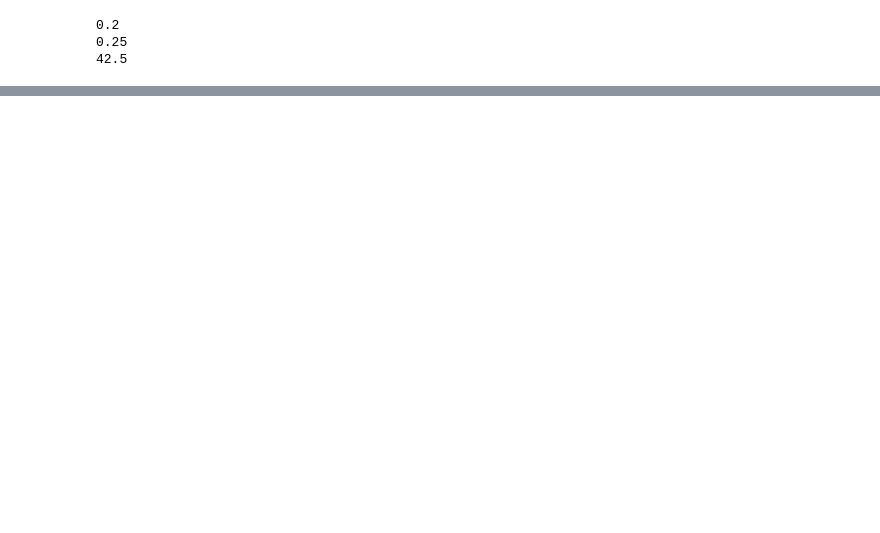
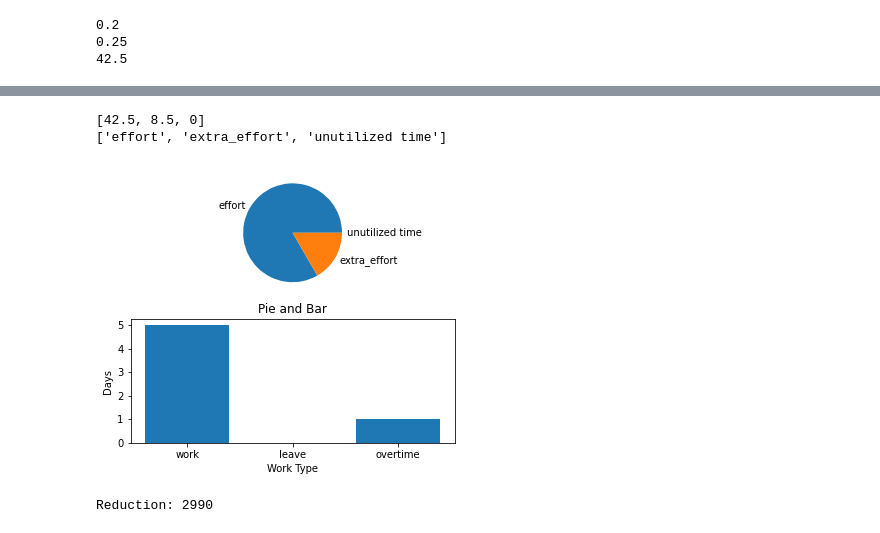
Before and after one commit to sagniKdas53/time-tracker, a Jupyter notebook: graph.ipynb, the cells around one changed output, grey strips where cells are left out. Drawn from its saved outputs; the diff is of its cells as text; code cells hidden in the pictures; blank space fills up the shorter version.

```diff
--- a/graph.ipynb
+++ b/graph.ipynb
@@ -47,0 +60,38 @@ plt.show()
+# %%
+plt.figure(figsize=(5, 5), facecolor='white')
+plt.subplots_adjust(left=0.05, right=0.95)
+# pie chart
+plt.subplot(211)
+total = 42.5
+values = []
+for val in effort_data.values():
+    values.append(val)
+    total -= val
+if total < 0:
+    values.append(0)
+else:
+    values.append(total)
+print(values)
+labels = list(effort_data.keys())
+labels.append('unutilized time')
+print(labels)
+pie = plt.pie(values, labels=labels)
+# bar graph
+plt.subplot(212)
+values = np.array(list(attendance_data.values()))
+mylabels = list(attendance_data.keys())
+bar = plt.bar(mylabels, values)
+plt.title("Pie and Bar")
+plt.ylabel("Days")
+plt.xlabel("Work Type")
+
+plt.show()
+graph = mpld3.fig_to_html(fig)
+f = open("misc/graph.html", "w")
+f.write(graph)
+f.close()
+# print(graph)
+# %% [output]
+[42.5, 8.5, 0]
+['effort', 'extra_effort', 'unutilized time']
+[figure, added]
@@ -47,0 +105,4 @@ plt.show()
+# %%
+print(f'Reduction: {len(graph) - len(minified)}')
+# %% [output]
+Reduction: 2990
```
Also changed, not shown: parts of 7 cells of this notebook.
